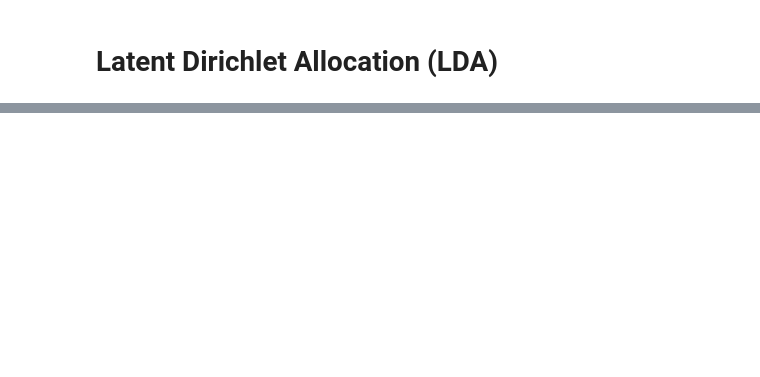
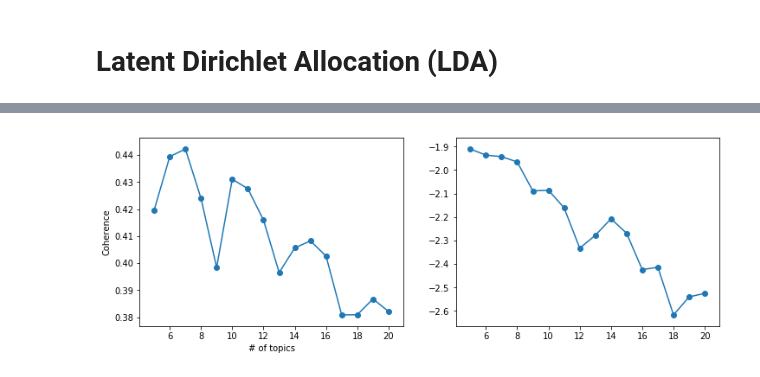
Before and after one commit to amandakeasson/edu-cater, a Jupyter notebook: edu-cater.ipynb, the cells around one changed output, grey strips where cells are left out. Saved outputs shown, nothing was run; the diff lists cells and outputs as text; code cells hidden in the pictures; blank space fills up the shorter version.

```diff
--- a/edu-cater.ipynb
+++ b/edu-cater.ipynb
@@ -369,0 +420,24 @@ bow_corpus = [dictionary.doc2bow(doc) for doc in processed_info]
+# %%
+# run LDA model for different # of topics and calculate coherence
+
+ntopics_list = [5, 6, 7, 8, 9, 10, 11, 12, 13, 14, 15, 16, 17, 18, 19, 20]
+myseed = 0
+
+coherence_all_cv = []
+coherence_all_umass = []
+perplexity_all = []
+jsdists_all = []
+
+for ntopics in ntopics_list:
+    print(ntopics)
+    lda_model =  LdaMulticore(bow_corpus, num_topics = ntopics, id2word = dictionary,
+                              random_state = myseed, passes = 10, workers = 2, iterations=300)
+    cm = CoherenceModel(model=lda_model, texts=processed_info, corpus=bow_corpus, coherence='c_v', topn=30)
+    coherence_all_cv.append(cm.get_coherence())
+    cm = CoherenceModel(model=lda_model, texts=processed_info, corpus=bow_corpus, coherence='u_mass', topn=30)
+    coherence_all_umass.append(cm.get_coherence())
+    perplexity_all.append(lda_model.log_perplexity(bow_corpus))
+
+file = open('coherence.pkl','wb')
+pickle.dump([coherence_all_cv, coherence_all_umass, ntopics_list], file)
+file.close()
@@ -370 +460,21 @@ bow_corpus = [dictionary.doc2bow(doc) for doc in processed_info]
+# %%
+# plot coherence vs # of topics
+
+fig = plt.figure(figsize=(12,4))
+fig.add_subplot(121)
+plt.plot(ntopics_list, coherence_all_cv)
+plt.scatter(ntopics_list, coherence_all_cv)
+plt.xlabel('# of topics')
+plt.ylabel('Coherence')
+plt.title('Coherence: c_v')
+fig.add_subplot(122)
+plt.plot(ntopics_list, coherence_all_umass)
+plt.scatter(ntopics_list, coherence_all_umass)
+plt.xlabel('# of topics')
+plt.ylabel('Coherence')
+plt.title('Coherence: u_mass')
+plt.savefig('coherence.png')
+plt.show()
+# %% [output]
+[figure, added]
 # %%
```
Also changed, not shown: parts of 38 cells of this notebook, 39 other files.
